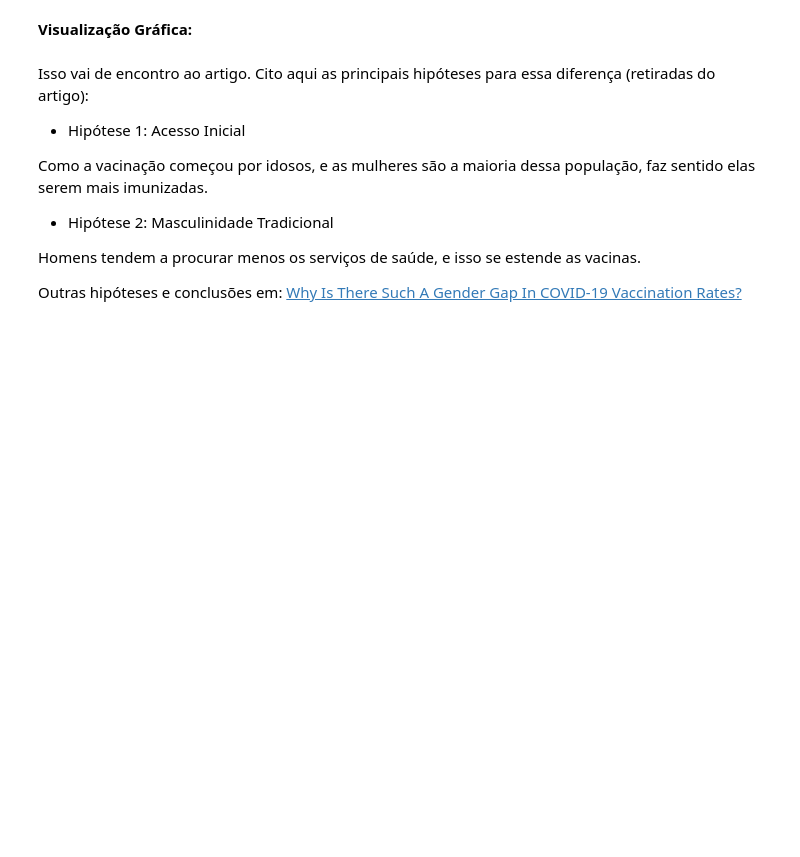
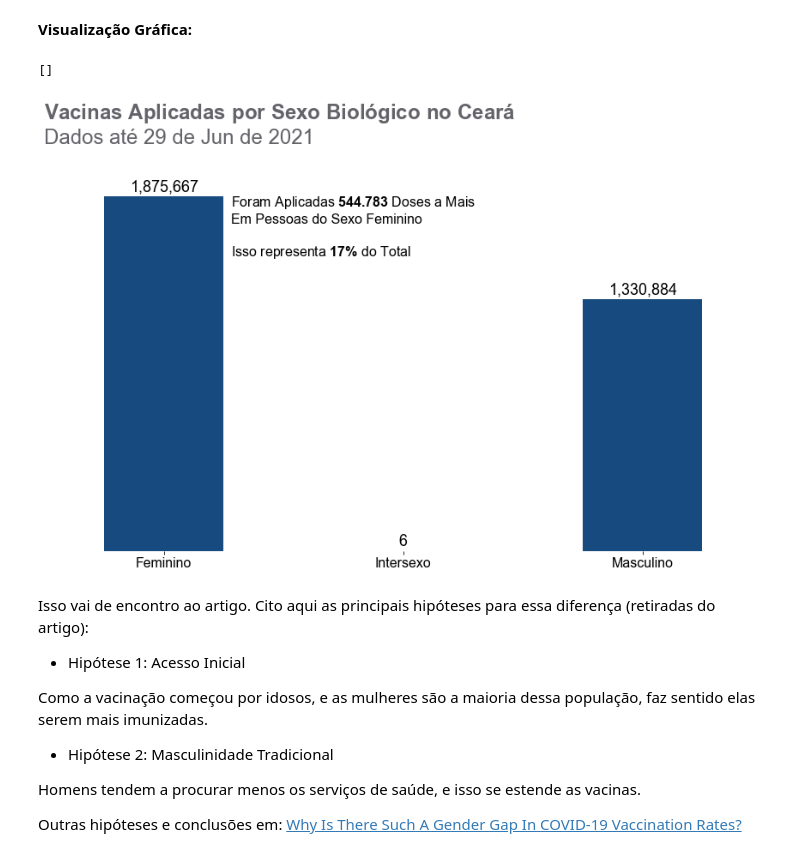
Before and after one commit to diascarolina/projeto-series-temporais-covid, a Jupyter notebook: notebooks/projeto-series-temporais-covid.ipynb, the cells around one changed output. Drawn from its saved outputs; the diff is of its cells as text; code cells hidden in the pictures; blank space fills up the shorter version.

```diff
--- a/notebooks/projeto-series-temporais-covid.ipynb
+++ b/notebooks/projeto-series-temporais-covid.ipynb
@@ -752,24 +790,27 @@ vac_por_sb
 # %%
 ax = vac_por_sb.quantidade.plot(kind = 'bar', color = BLUE1)
 ax.yaxis.set_major_formatter(ticker.StrMethodFormatter('{x:,.0f}'))
 ax.set_xticklabels(['Feminino', 'Intersexo', 'Masculino'], rotation = 0)
 
 for bar in ax.patches:
-    ax.annotate(format(bar.get_height(), '.0f'),
+    ax.annotate(format(bar.get_height(), ',.0f'),
                    (bar.get_x() + bar.get_width() / 2,
                     bar.get_height()), ha = 'center', va = 'center',
-                    size = 18, xytext = (0, 8),
+                    size = 18, xytext = (0, 11),
                     textcoords = 'offset points')
 
 ax.axes.get_yaxis().set_visible(False)
 
 plt.title('$\\bf{Vacinas\ Aplicadas\ por\ Sexo\ Biológico\ no\ Ceará}$\nDados até 29 de Jun de 2021',
         fontsize = 24, loc = 'left', color = GRAY4, y = 1.08)
 
 plt.text(0.28, 1560000, 'Foram Aplicadas $\\bf{544.783}$ Doses a Mais\nEm Pessoas do Sexo Feminino\n\nIsso representa $\\bf{17\%}$ do Total')
 
 sns.despine(left = True, bottom = True)
 plt.plot()
+# %% [output]
+[]
+[figure, added]
 # %% [markdown]
 Isso vai de encontro ao artigo. Cito aqui as principais hipóteses para essa diferença (retiradas do artigo):
 
```
Also changed, not shown: parts of 12 cells of this notebook, 1 other file.
